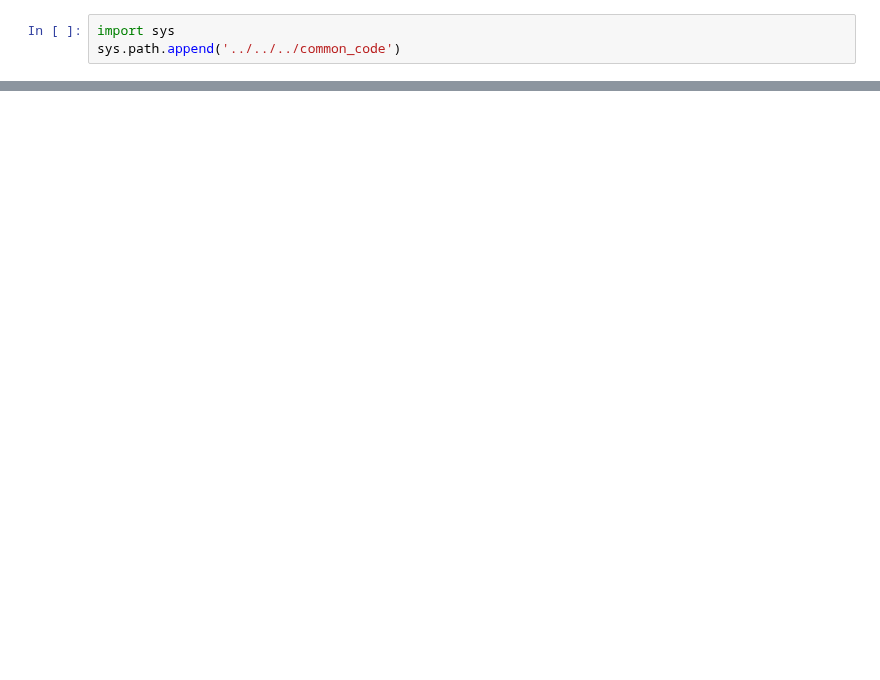
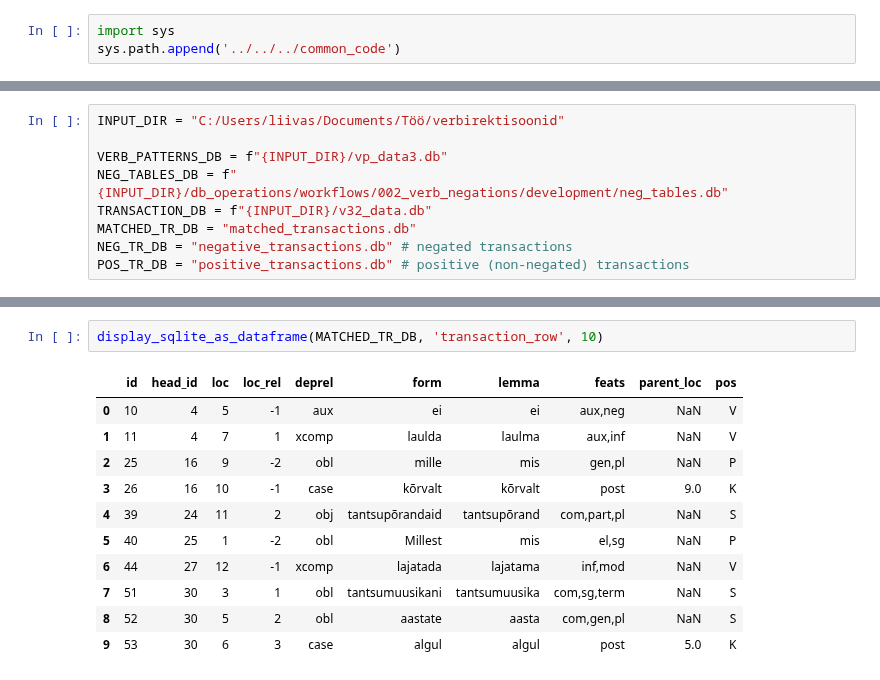
Before and after one commit to estnltk/syntax_experiments, a Jupyter notebook: workflows/002_verb_negations/003_filtering_transactions/transactions_filtering.ipynb, the cells around one changed output, grey strips where cells are left out. Saved outputs shown, nothing was run; the diff lists cells and outputs as text; blank space fills up the shorter version.

Commit message:
Changes in 002_verb_negations

```diff
--- a/workflows/002_verb_negations/003_filtering_transactions/transactions_filtering.ipynb
+++ b/workflows/002_verb_negations/003_filtering_transactions/transactions_filtering.ipynb
@@ -14,0 +17,9 @@ from db_operations.verb_transactions.transaction_modifiers import *
+# %%
+INPUT_DIR = "C:/Users/liivas/Documents/Töö/verbirektisoonid"
+
+VERB_PATTERNS_DB = f"{INPUT_DIR}/vp_data3.db"
+NEG_TABLES_DB = f"{INPUT_DIR}/db_operations/workflows/002_verb_negations/development/neg_tables.db"
+TRANSACTION_DB = f"{INPUT_DIR}/v32_data.db"
+MATCHED_TR_DB = "matched_transactions.db"
+NEG_TR_DB = "negative_transactions.db" # negated transactions
+POS_TR_DB = "positive_transactions.db" # positive (non-negated) transactions
@@ -138,0 +214,14 @@ con.close()
+# %%
+display_sqlite_as_dataframe(MATCHED_TR_DB, 'transaction_row', 10)
+# %% [output]
+|  | id | head_id | loc | loc_rel | deprel | form | lemma | feats | parent_loc | pos |
+| 0 | 10 | 4 | 5 | -1 | aux | ei | ei | aux,neg | NaN | V |
+| 1 | 11 | 4 | 7 | 1 | xcomp | laulda | laulma | aux,inf | NaN | V |
+| 2 | 25 | 16 | 9 | -2 | obl | mille | mis | gen,pl | NaN | P |
+| 3 | 26 | 16 | 10 | -1 | case | kõrvalt | kõrvalt | post | 9.0 | K |
+| 4 | 39 | 24 | 11 | 2 | obj | tantsupõrandaid | tantsupõrand | com,part,pl | NaN | S |
+| 5 | 40 | 25 | 1 | -2 | obl | Millest | mis | el,sg | NaN | P |
+| 6 | 44 | 27 | 12 | -1 | xcomp | lajatada | lajatama | inf,mod | NaN | V |
+| 7 | 51 | 30 | 3 | 1 | obl | tantsumuusikani | tantsumuusika | com,sg,term | NaN | S |
+| 8 | 52 | 30 | 5 | 2 | obl | aastate | aasta | com,gen,pl | NaN | S |
+| 9 | 53 | 30 | 6 | 3 | case | algul | algul | post | 5.0 | K |
```
Also changed, not shown: parts of 20 cells of this notebook, 30 other files.
